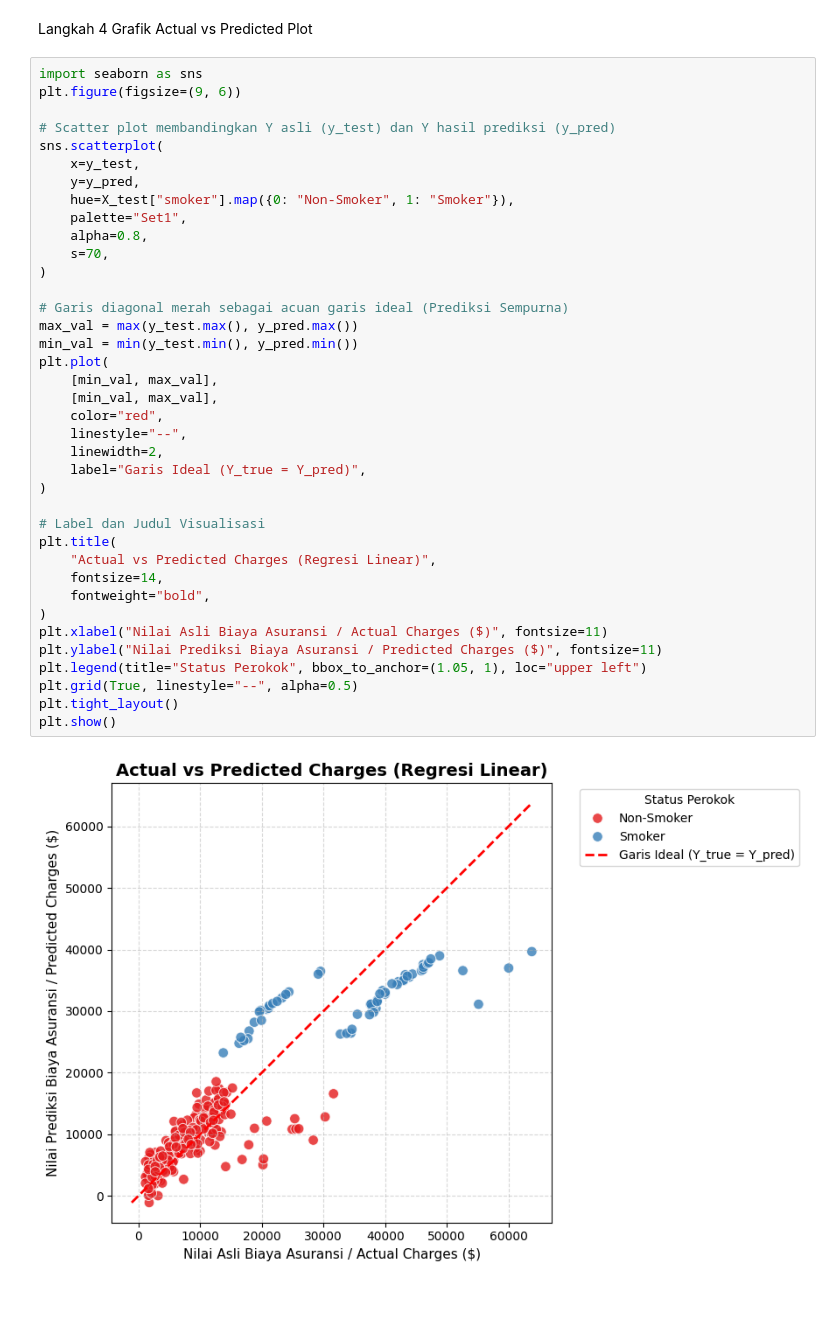
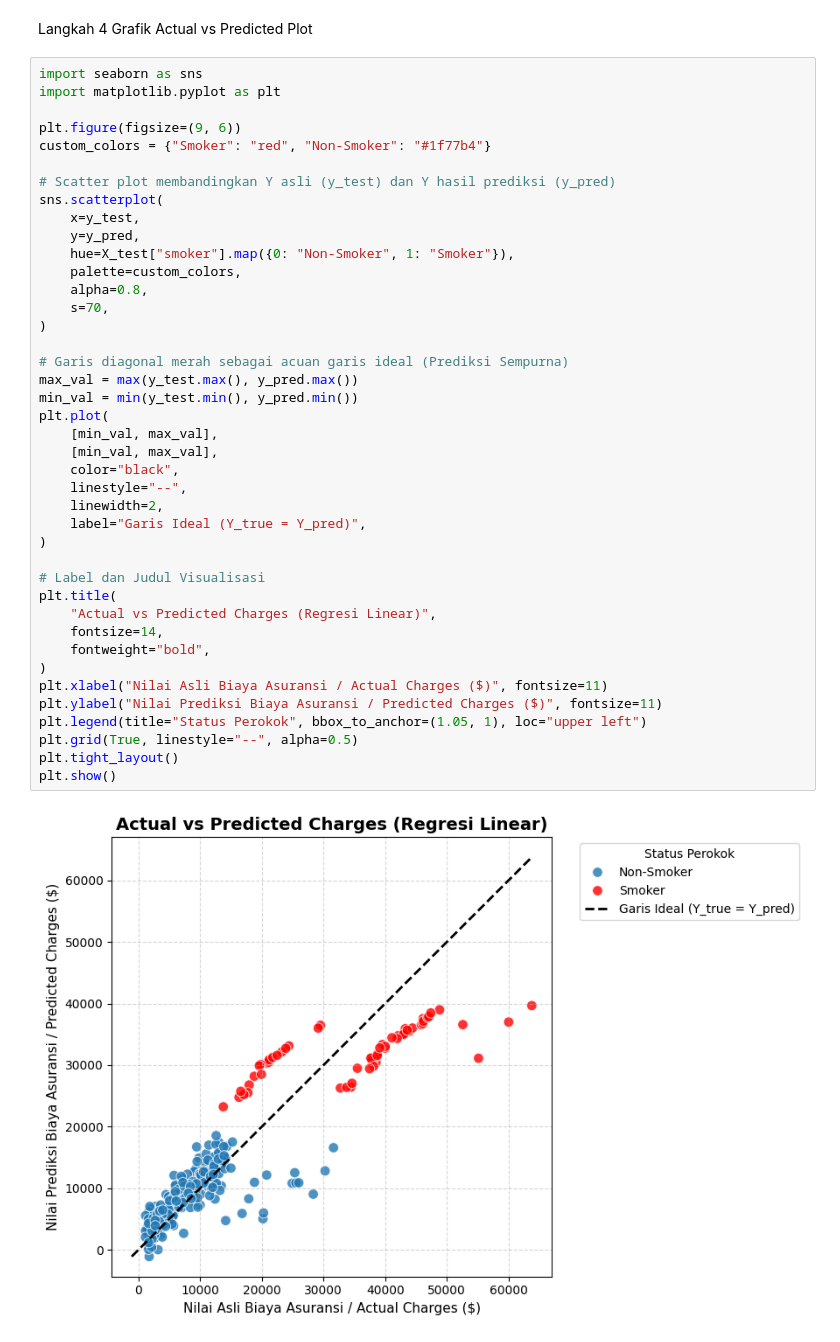
Before and after one commit to amdalyyy11/RegresiLinear_Kelas5A_Kelompok1, a Jupyter notebook: RegresiLinear_5A_Kelompok1.ipynb, the cells around one changed output. Saved outputs shown, nothing was run; the diff lists cells and outputs as text; blank space fills up the shorter version.

```diff
--- a/RegresiLinear_5A_Kelompok1.ipynb
+++ b/RegresiLinear_5A_Kelompok1.ipynb
@@ -433,41 +435,44 @@ region_southeast  -366.464410
 Langkah 4 Grafik Actual vs Predicted Plot
 # %%
 import seaborn as sns
+import matplotlib.pyplot as plt
+
 plt.figure(figsize=(9, 6))
+custom_colors = {"Smoker": "red", "Non-Smoker": "#1f77b4"}
 
 # Scatter plot membandingkan Y asli (y_test) dan Y hasil prediksi (y_pred)
 sns.scatterplot(
     x=y_test,
     y=y_pred,
     hue=X_test["smoker"].map({0: "Non-Smoker", 1: "Smoker"}),
-    palette="Set1",
+    palette=custom_colors,
     alpha=0.8,
     s=70,
 )
 
 # Garis diagonal merah sebagai acuan garis ideal (Prediksi Sempurna)
 max_val = max(y_test.max(), y_pred.max())
 min_val = min(y_test.min(), y_pred.min())
 plt.plot(
     [min_val, max_val],
     [min_val, max_val],
-    color="red",
+    color="black",
     linestyle="--",
     linewidth=2,
     label="Garis Ideal (Y_true = Y_pred)",
 )
 
 # Label dan Judul Visualisasi
 plt.title(
     "Actual vs Predicted Charges (Regresi Linear)",
     fontsize=14,
     fontweight="bold",
 )
 plt.xlabel("Nilai Asli Biaya Asuransi / Actual Charges ($)", fontsize=11)
 plt.ylabel("Nilai Prediksi Biaya Asuransi / Predicted Charges ($)", fontsize=11)
 plt.legend(title="Status Perokok", bbox_to_anchor=(1.05, 1), loc="upper left")
 plt.grid(True, linestyle="--", alpha=0.5)
 plt.tight_layout()
 plt.show()
 # %% [output]
-[figure, old version]
+[figure, new version]
```
Also changed, not shown: parts of 2 cells of this notebook.
